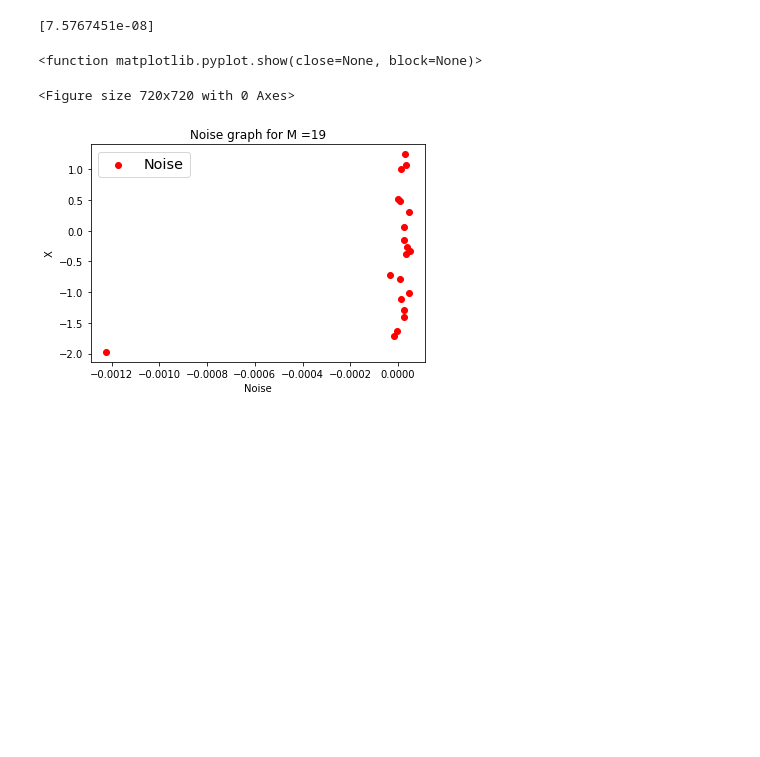
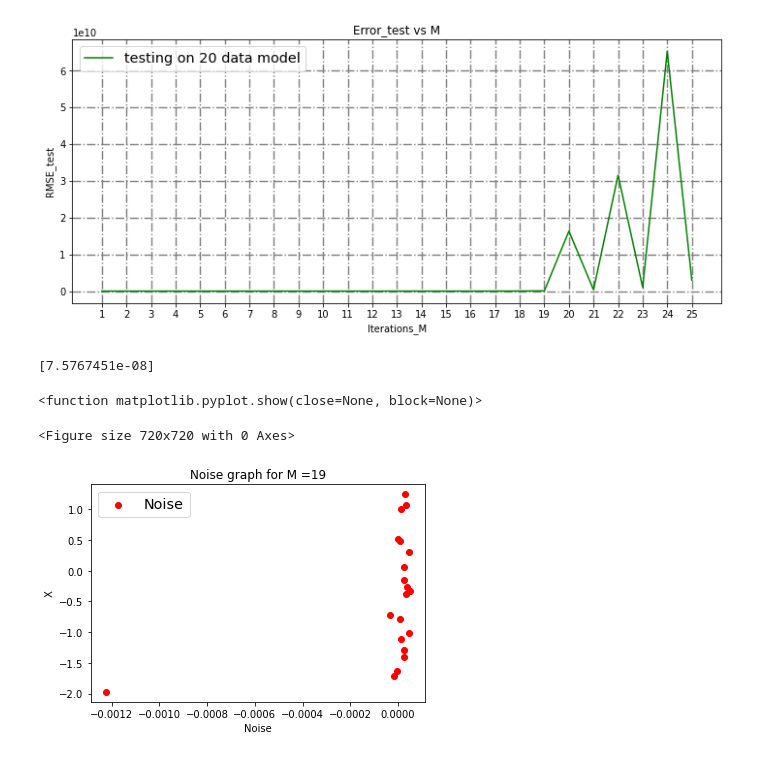
Before and after one commit to KAJURAMBO/Assignment1_linear-polyregression_intro-to-ml_ell784, a Jupyter notebook: 2021AMA2090_1A.ipynb, the cells around one changed output. Saved outputs shown, nothing was run; the diff lists cells and outputs as text; code cells hidden in the pictures; blank space fills up the shorter version.

```diff
--- a/2021AMA2090_1A.ipynb
+++ b/2021AMA2090_1A.ipynb
@@ -125,3 +161,17 @@ Root Mean Square Error for M=24:0.0002752588799809507
+# %%
+# Test Data Plot for error vs iteration
+Iterations_M_full= (np.linspace(1,M,num=M,dtype="int"))
+fig, ax = plt.subplots(figsize = (12, 5))
+plt.plot(Iterations_M, Mean_square_error_test, 'green',label='testing on 20 data model')
+plt.title("Error_test vs M")
+plt.xlabel('Iterations_M')
+plt.ylabel('RMSE_test')
+plt.xticks(np.arange(1,M+1))
+plt.grid(True, color = "grey", linewidth = "1.4", linestyle = "-.")
+legend = ax.legend(loc='best', fontsize='x-large')
+plt.show()
+# %% [output]
+[figure, added]
 # %%
 ## Noise for overfitting case
 noise19=y_train-y_predicted
```
Also changed, not shown: parts of 3 cells of this notebook, 2 other files.
